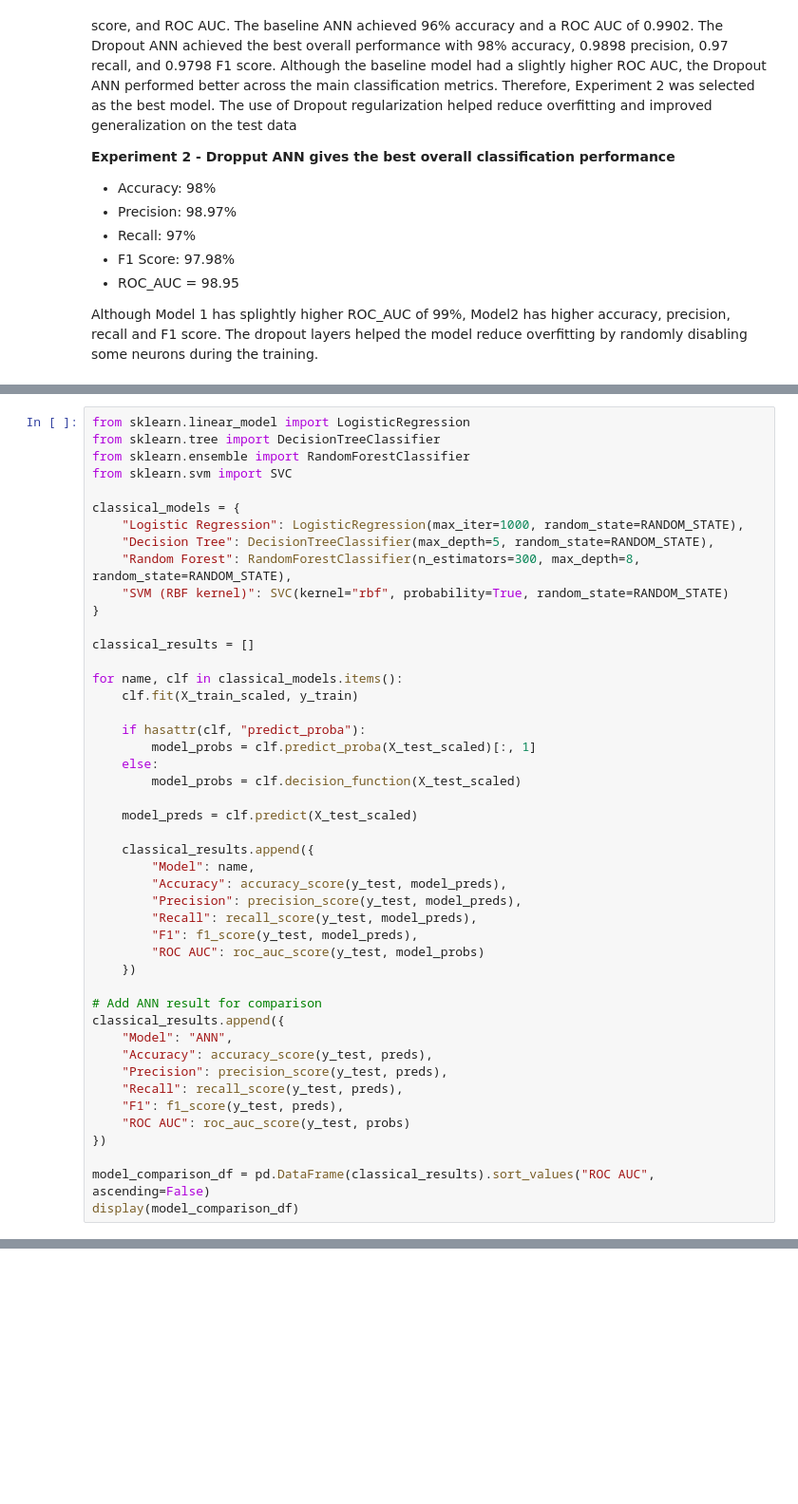
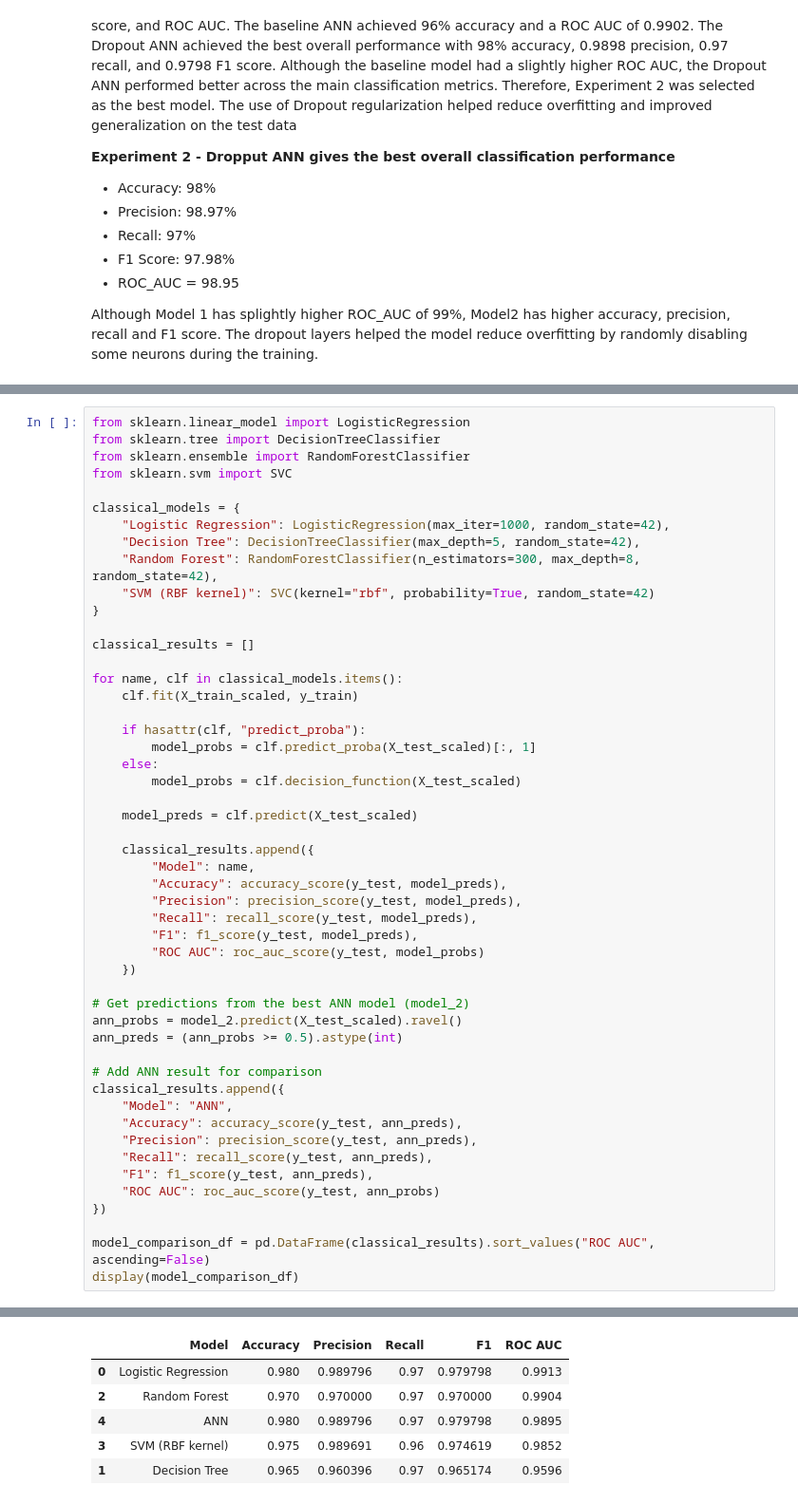
Before and after one commit to JagdishMane/numpy-pytorch-tensorflow, a Jupyter notebook: Advertising_ANN_Classification_Notebook_Jagdish_Mane.ipynb, the cells around one changed output, grey strips where cells are left out. Shown at 95% size. Drawn from its saved outputs; the diff is of its cells as text; blank space fills up the shorter version.

```diff
--- a/Advertising_ANN_Classification_Notebook_Jagdish_Mane.ipynb
+++ b/Advertising_ANN_Classification_Notebook_Jagdish_Mane.ipynb
@@ -713,10 +657,10 @@ from sklearn.ensemble import RandomForestClassifier
 from sklearn.svm import SVC
 
 classical_models = {
-    "Logistic Regression": LogisticRegression(max_iter=1000, random_state=RANDOM_STATE),
-    "Decision Tree": DecisionTreeClassifier(max_depth=5, random_state=RANDOM_STATE),
-    "Random Forest": RandomForestClassifier(n_estimators=300, max_depth=8, random_state=RANDOM_STATE),
-    "SVM (RBF kernel)": SVC(kernel="rbf", probability=True, random_state=RANDOM_STATE)
+    "Logistic Regression": LogisticRegression(max_iter=1000, random_state=42),
+    "Decision Tree": DecisionTreeClassifier(max_depth=5, random_state=42),
+    "Random Forest": RandomForestClassifier(n_estimators=300, max_depth=8, random_state=42),
+    "SVM (RBF kernel)": SVC(kernel="rbf", probability=True, random_state=42)
 }
 
 classical_results = []
@@ -740,15 +684,20 @@ for name, clf in classical_models.items():
         "ROC AUC": roc_auc_score(y_test, model_probs)
     })
 
+# Get predictions from the best ANN model (model_2)
+ann_probs = model_2.predict(X_test_scaled).ravel()
+ann_preds = (ann_probs >= 0.5).astype(int)
+
 # Add ANN result for comparison
 classical_results.append({
     "Model": "ANN",
-    "Accuracy": accuracy_score(y_test, preds),
-    "Precision": precision_score(y_test, preds),
-    "Recall": recall_score(y_test, preds),
-    "F1": f1_score(y_test, preds),
-    "ROC AUC": roc_auc_score(y_test, probs)
+    "Accuracy": accuracy_score(y_test, ann_preds),
+    "Precision": precision_score(y_test, ann_preds),
+    "Recall": recall_score(y_test, ann_preds),
+    "F1": f1_score(y_test, ann_preds),
+    "ROC AUC": roc_auc_score(y_test, ann_probs)
 })
 
 model_comparison_df = pd.DataFrame(classical_results).sort_values("ROC AUC", ascending=False)
 display(model_comparison_df)
+# %% [output]
@@ -754,0 +705,6 @@ display(model_comparison_df)
+|  | Model | Accuracy | Precision | Recall | F1 | ROC AUC |
+| 0 | Logistic Regression | 0.980 | 0.989796 | 0.97 | 0.979798 | 0.9913 |
+| 2 | Random Forest | 0.970 | 0.970000 | 0.97 | 0.970000 | 0.9904 |
+| 4 | ANN | 0.980 | 0.989796 | 0.97 | 0.979798 | 0.9895 |
+| 3 | SVM (RBF kernel) | 0.975 | 0.989691 | 0.96 | 0.974619 | 0.9852 |
+| 1 | Decision Tree | 0.965 | 0.960396 | 0.97 | 0.965174 | 0.9596 |
```
Also changed, not shown: parts of 13 cells of this notebook.
